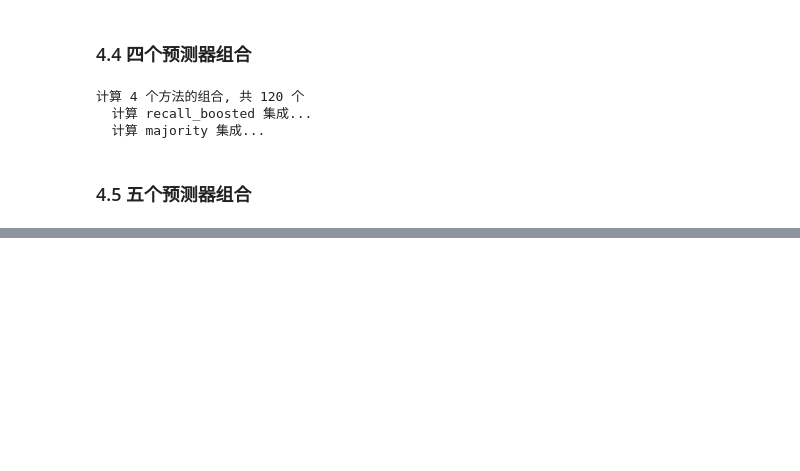
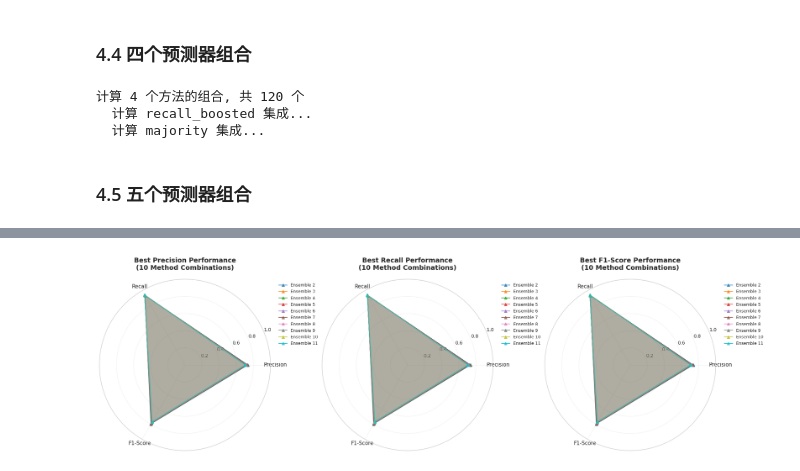
Before and after one commit to kingstdio/RXNRECer, a Jupyter notebook: case/2018later/集成评估.ipynb, the cells around one changed output, grey strips where cells are left out. Cells and saved outputs as stored; diff of their text form; code cells hidden in the pictures; blank space fills up the shorter version.

```diff
--- a/case/2018later/集成评估.ipynb
+++ b/case/2018later/集成评估.ipynb
@@ -513,0 +263,16 @@ ensemble_metrics_1
+# %%
+run_time = {
+    'MSA-via-EC': 31.50,
+    'DeepEC': 4497.51,
+    'CLEAN': 7744.88,
+    'ECRECer': 4596.76,
+    'CatFam': 1401.73,
+    'PRIAM': 1095.75,
+    'MSA-via-RXN': 13.77,
+    'ESM': 1327.04,
+    'UniRep': 3060,
+    'T5': 1026.41,
+    # 别名/等价映射
+    'ESMwithCLF': 815.08,   # 等同 RXNRECer-S1
+}
+eva_metrics['run_time']=eva_metrics.ensembleMethods.apply(lambda x: sum([run_time[item] for item in x]))
@@ -513,0 +489,83 @@ ensemble_metrics_1
+# %%
+import matplotlib.pyplot as plt
+import numpy as np
+import pandas as pd
+
+def create_radar_subplot(ax, data, title, categories, ensemble_nums):
+    """创建单个雷达图子图，显示多个方法组合"""
+    angles = np.linspace(0, 2*np.pi, len(categories), endpoint=False).tolist()
+    angles += angles[:1]  # 闭合图形
+
+    # 定义颜色
+    colors = plt.cm.tab10(np.linspace(0, 1, len(ensemble_nums)))
+
+    # 为每个方法组合绘制雷达图
+    for i, ensemble_num in enumerate(ensemble_nums):
+        group_data = data[data['ensembleNum'] == ensemble_num]
+        if len(group_data) == 0:
+            continue
+
+        # 获取该组合的3个指标值
+        values = [group_data['mPrecision'].mean(),
+                 group_data['mRecall'].mean(),
+                 group_data['mF1'].mean()]
+        values += values[:1]  # 闭合图形
+
+        # 绘制雷达图（三角形标记）
+        ax.plot(angles, values, '^-', linewidth=1.5,
+               color=colors[i], markersize=6, alpha=0.8,
+               label=f'Ensemble {ensemble_num}')
+        ax.fill(angles, values, alpha=0.1, color=colors[i])
+
+    # 设置图形属性
+    ax.set_xticks(angles[:-1])
+    ax.set_xticklabels(categories, fontsize=11)
+    ax.set_ylim(0, 1)
+    ax.set_title(title, fontsize=14, fontweight='bold', pad=20)
+    ax.grid(True, alpha=0.3)
+
+    # 添加图例
+    ax.legend(loc='upper right', bbox_to_anchor=(1.3, 1.0), fontsize=9)
+
+# 创建3个子图
+fig, axes = plt.subplots(1, 3, figsize=(20, 6), subplot_kw=dict(projection='polar'))
+
+# 定义3个指标
+metrics = ['mPrecision', 'mRecall', 'mF1']
+metric_names = ['Precision', 'Recall', 'F1-Score']
+
+# 过滤 ensembleNum >= 2 的数据
+filtered_data = eva_metrics[eva_metrics['ensembleNum'] >= 2]
+
+# 获取前10个方法组合
+ensemble_nums = sorted(filtered_data['ensembleNum'].unique())[:10]
+
+# 为每个指标创建子图
+for i, (metric, metric_name) in enumerate(zip(metrics, metric_names)):
+    ax = axes[i]
+
+    # 创建子图
+    create_radar_subplot(ax, filtered_data,
+                        f'Best {metric_name} Performance\n(10 Method Combinations)',
+                        metric_names, ensemble_nums)
+
+# 调整布局
+plt.tight_layout()
+plt.savefig('best_metrics_radar_comparison.pdf', dpi=300, bbox_inches='tight')
+plt.savefig('best_metrics_radar_comparison.png', dpi=300, bbox_inches='tight')
+plt.show()
+
+# 显示前10个方法组合的详细信息
+print("前10个方法组合详情:")
+print("=" * 60)
+for ensemble_num in ensemble_nums:
+    group_data = filtered_data[filtered_data['ensembleNum'] == ensemble_num]
+    if len(group_data) > 0:
+        print(f"\nEnsemble {ensemble_num}:")
+        print(f"  方法数量: {len(group_data)}")
+        print(f"  平均 Precision: {group_data['mPrecision'].mean():.4f}")
+        print(f"  平均 Recall: {group_data['mRecall'].mean():.4f}")
+        print(f"  平均 F1-Score: {group_data['mF1'].mean():.4f}")
+        print(f"  平均 Sum Score: {group_data['sumPrecisionRecall'].mean():.4f}")
+# %% [output]
+[figure, added]
```
Also changed, not shown: parts of 57 cells of this notebook, 10 other files.
